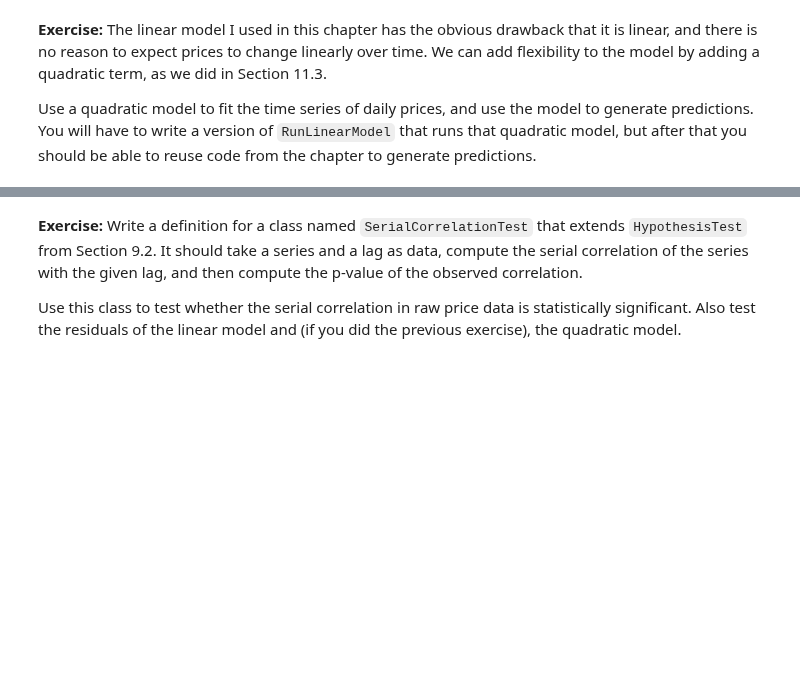
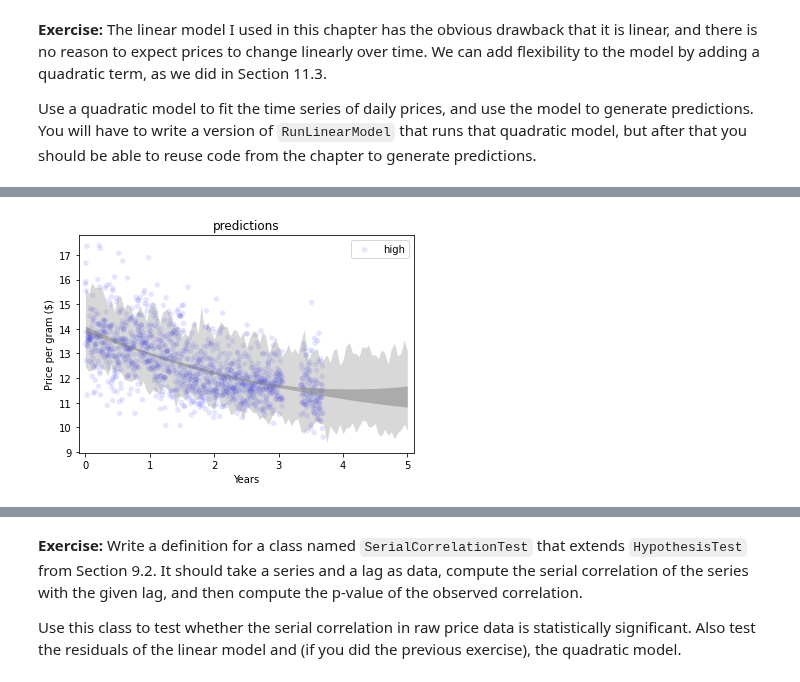
Before and after one commit to AllenDowney/ThinkStats2, a Jupyter notebook: solutions/chap12soln.ipynb, the cells around one changed output, grey strips where cells are left out. Drawn from its saved outputs; the diff is of its cells as text; code cells hidden in the pictures; blank space fills up the shorter version.

```diff
--- a/solutions/chap12soln.ipynb
+++ b/solutions/chap12soln.ipynb
@@ -730,10 +797,14 @@ thinkplot.Config(title='Fitted values',
 # %%
 # Solution
 
 years = np.linspace(0, 5, 101)
 thinkplot.Scatter(daily.years, daily.ppg, alpha=0.1, label=name)
 PlotPredictions(daily, years, func=RunQuadraticModel)
-thinkplot.Config(title='predictions',
-                 xlabel='Years',
-                 xlim=[years[0]-0.1, years[-1]+0.1],
-                 ylabel='Price per gram ($)')
+thinkplot.Config(
+    title="predictions",
+    xlabel="Years",
+    xlim=[years[0] - 0.1, years[-1] + 0.1],
+    ylabel="Price per gram ($)",
+)
+# %% [output]
+[figure, added]
```
Also changed, not shown: parts of 52 cells of this notebook, 1 other file.
